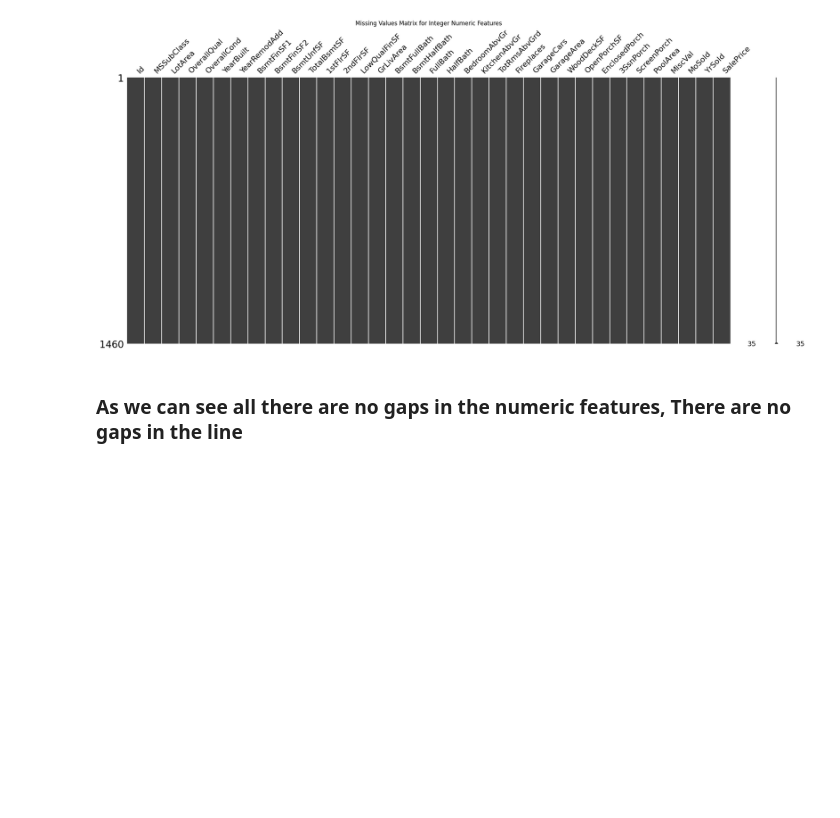
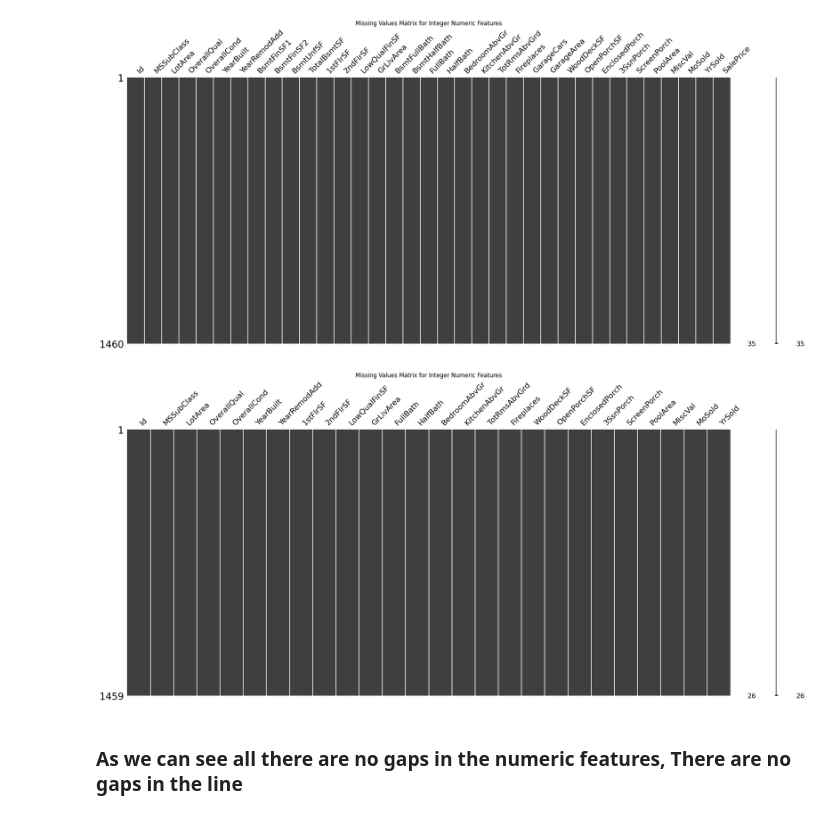
Before and after one commit to mohannadrateb/Data-Science-Eng-Portfolio, a Jupyter notebook: Regression/Housing_prices_ADV/Housing_prices_ADV.ipynb, the cells around one changed output. Saved outputs shown, nothing was run; the diff lists cells and outputs as text; code cells hidden in the pictures; blank space fills up the shorter version.

Commit message:
imputing the values and implmenting the model

```diff
--- a/Regression/Housing_prices_ADV/Housing_prices_ADV.ipynb
+++ b/Regression/Housing_prices_ADV/Housing_prices_ADV.ipynb
@@ -162,6 +167,7 @@ print("----------------------------------------------")
 ----------------------------------------------
 # %%
 categorical_features,numeric_features,float_features = features_types(df_train)
+categorical_features_test,numeric_features_test,float_features_test = features_types(df_test)
 # %% [output]
 Number of categorial features:38
 Number of numeric features:35
@@ -174,6 +203,12 @@ plt.title('Missing Values Matrix for Integer Numeric Features')
 plt.show()
 # %% [output]
 [figure]
+# %%
+msno.matrix(numeric_features_test)
+plt.title('Missing Values Matrix for Integer Numeric Features')
+plt.show()
+# %% [output]
+[figure, added]
 # %% [markdown]
 ### As we can see all there are no gaps in the numeric features, There are no gaps in the line
 # %%
```
Also changed, not shown: parts of 36 cells of this notebook.
